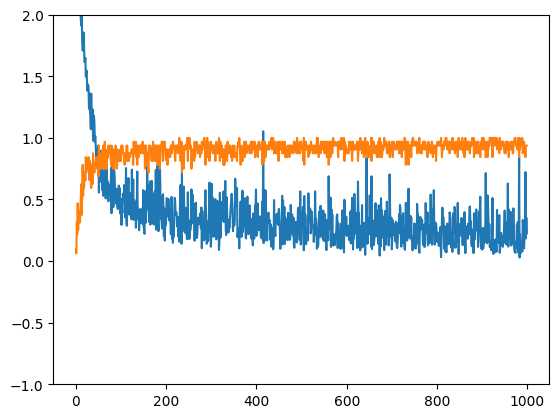
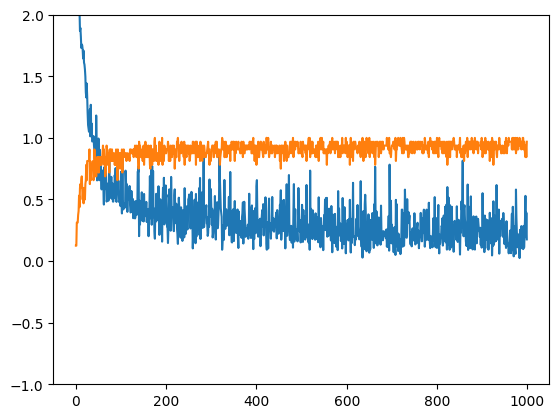
Code edit (unified diff) that turned the first committed figure into the second:
--- before
+++ after
@@ -1,3 +1,3 @@
 plt.ylim(-1, 2)
-plot(losses)
-plot(accs)
+plt.plot(losses)
+plt.plot(accs)

Commit: fixed some strange gpu issues  on my machine